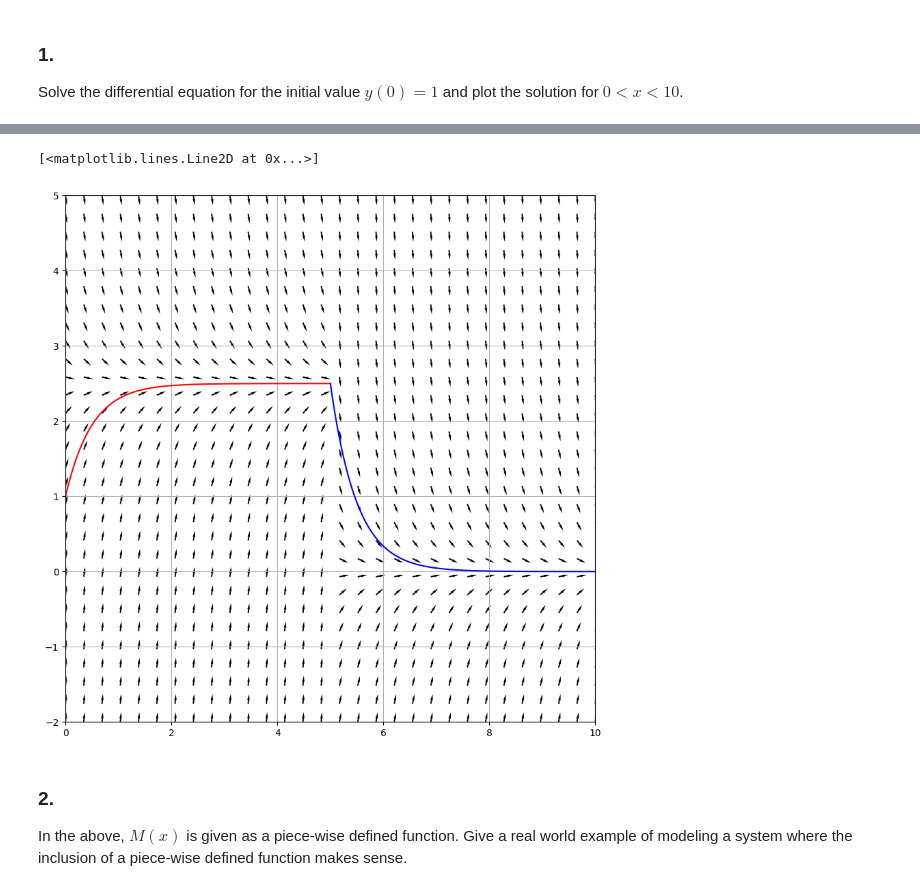
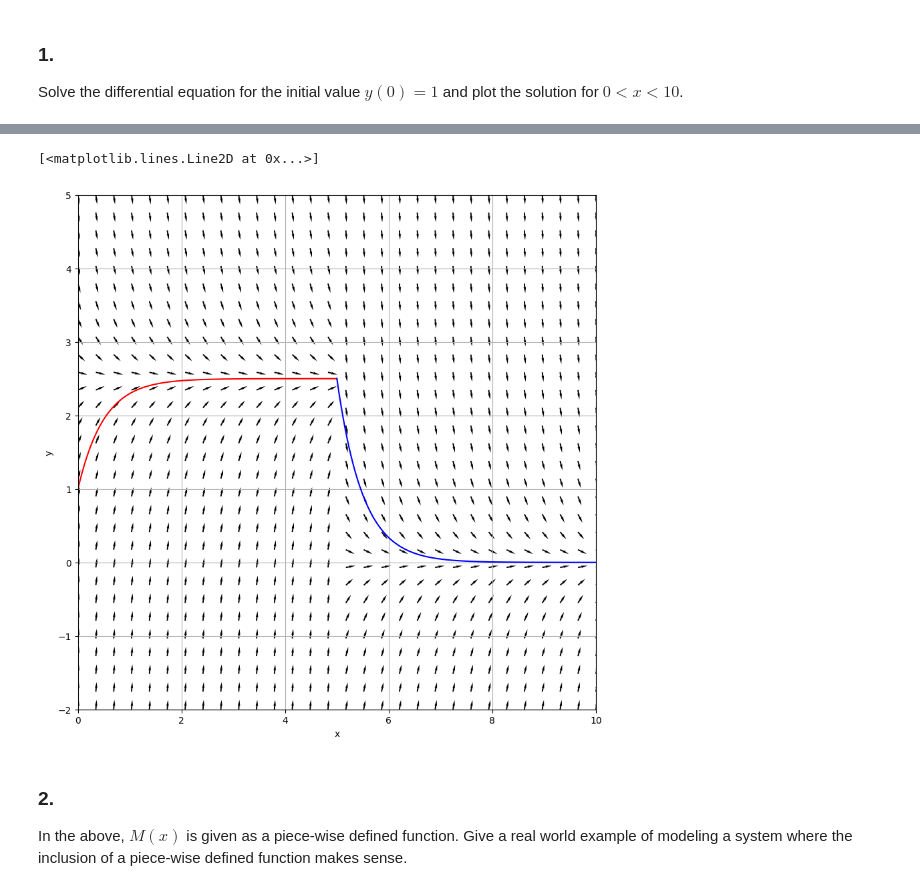
Before and after one commit to Khanrik/UniFolder, a Jupyter notebook: 3. Semester/Differentialligninger/Afleveringer/Assignment1.ipynb, the cells around one changed output, grey strips where cells are left out. Drawn from its saved outputs; the diff is of its cells as text; code cells hidden in the pictures.

```diff
--- a/3. Semester/Differentialligninger/Afleveringer/Assignment1.ipynb
+++ b/3. Semester/Differentialligninger/Afleveringer/Assignment1.ipynb
@@ -357,6 +399,13 @@ Giving the solution $y_{1} = \frac{5 \cdot e^{10x}}{4 \cdot e^{10} + e^{10x}}$
 
 These two solutions can now be plotted in python
 # %%
+#Define ODE
+def df(x,y):
+    return 2 * y * (5 - y)
+
+def sol(x,c):
+    return (5 * np.exp(10 * x)) / (c + np.exp(10 * x))
+
 #Define boundaries of x and y in the slope field plot
 minx = -10.
 maxx = 10.
@@ -376,24 +425,27 @@ x, y = np.meshgrid(xs, ys)
 
 #Create and normalize direction vectors
 u = np.ones(x.shape)
-v = 2 * y * (5 - y)
+v = sol(x,y)
 norm = np.sqrt(u**2 + v**2)
 u /= norm
 v /= norm
 
 fig, ax = plt.subplots(1,1,figsize=(10,10))
 ax.quiver(x, y, u, v, angles='xy', headwidth=2)
+ax.set_xlabel("x")
+ax.set_ylabel("y")
 ax.set_xlim(minx, maxx)
 ax.set_ylim(miny, maxy)
 ax.grid()
 
-xs_new = np.linspace(minx, maxx, 1000)
-y_0 = (5 * np.exp(10 * xs_new)) / (4 + np.exp(10 * xs_new))
-ax.plot(xs_new, y_0, color='red', label="y(0) = 1")
+x_sol = np.linspace(minx, maxx, 1000)
+c_0 = 4
+y_0 = sol(x_sol, c_0)
+ax.plot(x_sol, y_0, color='red', label="y(0) = 1")
 
-xs_new = np.linspace(minx, maxx, 1000)
-y_1 = (5 * np.exp(10 * xs_new)) / (4 * np.exp(10) + np.exp(10 * xs_new))
-ax.plot(xs_new, y_1, color='blue', label="y(1) = 1")
+c_1 = 4 * np.exp(10)
+y_1 = sol(x_sol, c_1)
+ax.plot(x_sol, y_1, color='blue', label="y(1) = 1")
 ax.legend(loc='upper left', fontsize=12)
 # %% [output]
 <matplotlib.legend.Legend at 0x...>
@@ -492,8 +564,18 @@ y(x) =
 \end{cases}
 $$
 # %%
+#Define ODE
 def M(x):
     return np.where((x >= 0) & (x <= 5), 5, 0)
+
+def df(x,y):
+    return M(x) - 2*y
+
+def sol_1(x,c):
+    return 5/2 + c * np.exp(-2 * x)
+
+def sol_2(x,c):
+    return c * np.exp(-2 * x)
 
 #Define boundaries of x and y in the slope field plot
 minx = 0.
@@ -504,37 +586,41 @@ maxy = 5.
 #Define step n along each axis (resolution of slope field)
 xsteps = 30
 ysteps = 30
 
 #Create linspace from parameters
 xs = np.linspace(minx, maxx, xsteps)
 ys = np.linspace(miny, maxy, ysteps)
 
 #Create a meshgrid from the linspaces
 x, y = np.meshgrid(xs, ys)
 
 #Create and normalize direction vectors
 u = np.ones(x.shape)
-v = M(x) - 2*y
+v = df(x,y)
 norm = np.sqrt(u**2 + v**2)
 u /= norm
 v /= norm
 
 fig, ax = plt.subplots(1,1,figsize=(10,10))
 ax.quiver(x, y, u, v, angles='xy', headwidth=2)
+ax.set_xlabel("x")
+ax.set_ylabel("y")
 ax.set_xlim(minx, maxx)
 ax.set_ylim(miny, maxy)
 ax.grid()
 
 x_1 = np.linspace(0, 5, 1000)
-y_1 = 5/2 - 3/2 * np.exp(-2 * x_1)
+c_1 = -3/2
+y_1 = sol_1(x_1, c_1)
 ax.plot(x_1, y_1, color='red')
 
 x_2 = np.linspace(5, 10, 1000)
-y_2 = 5/2 * np.exp(10 - 2 * x_2) - 3/2 * np.exp(-2 * x_2)
+c_2 = 5/2 * np.exp(10) - 3/2
+y_2 = sol_2(x_2, c_2)
 ax.plot(x_2, y_2, color='blue')
 # %% [output]
 [<matplotlib.lines.Line2D at 0x...>]
-[figure, old version]
+[figure, new version]
 # %% [markdown]
 ### 2.
 In the above, $M(x)$ is given as a piece-wise defined function. Give a real world example of modeling a system where the inclusion of a piece-wise defined function makes sense.
```
Also changed, not shown: parts of 11 cells of this notebook, 7 other files.
